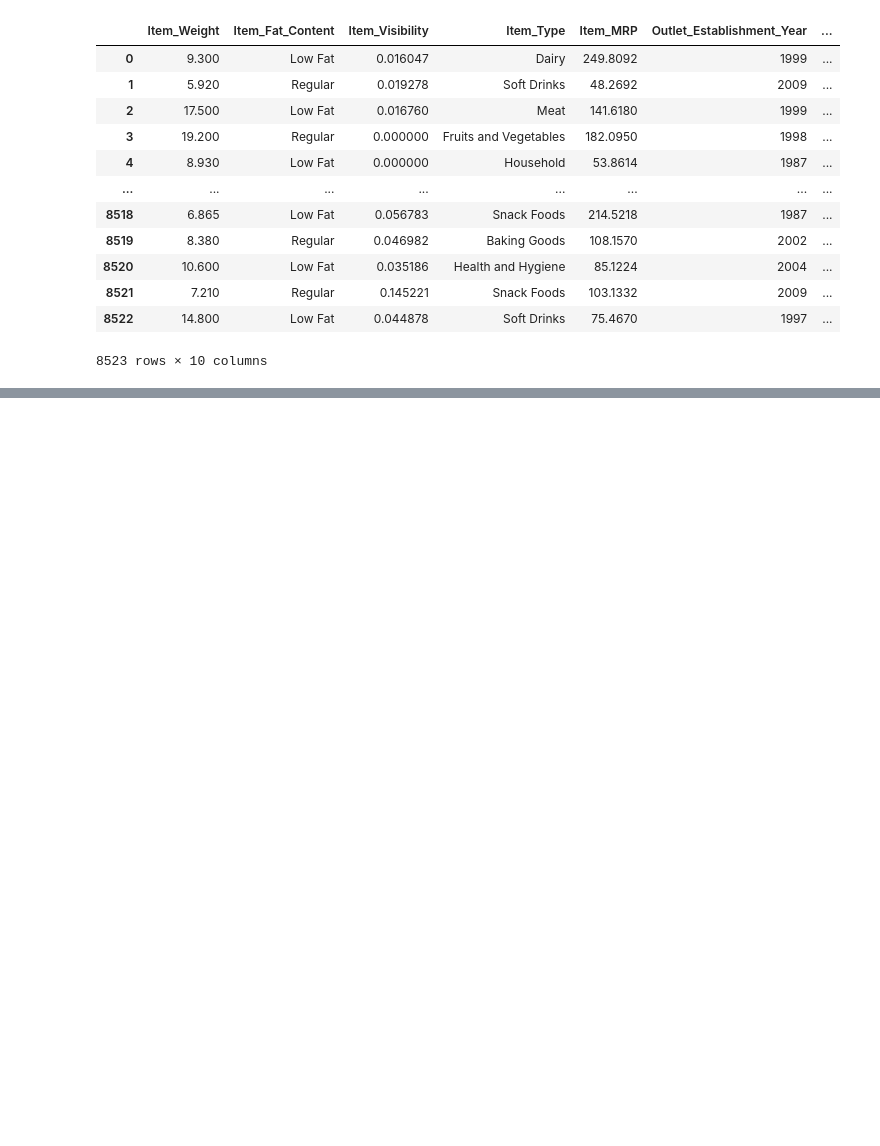
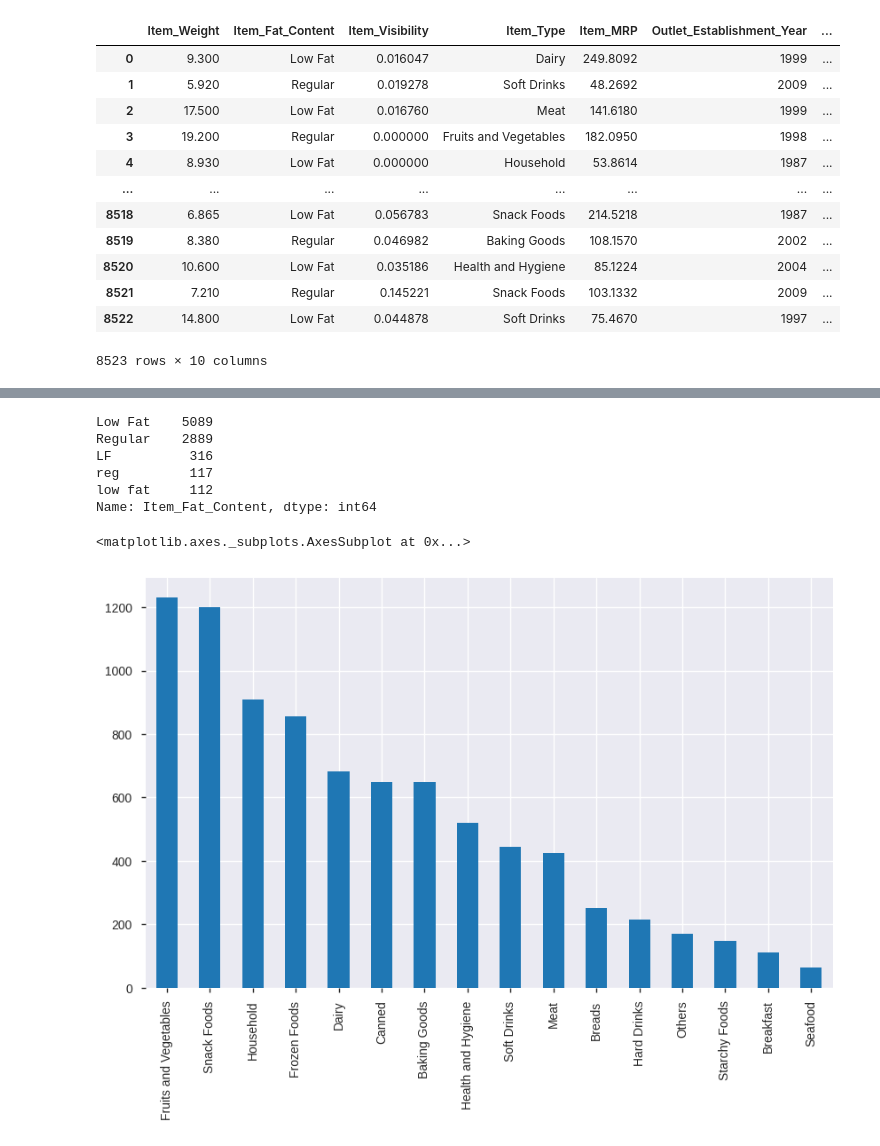
Before and after one commit to Aadi-stack/Machine-Learning--Projects, a Jupyter notebook: BIg Mart Sales Prediction/ipynfile/Sales_Prediction.ipynb, the cells around one changed output, grey strips where cells are left out. Drawn from its saved outputs; the diff is of its cells as text; code cells hidden in the pictures; blank space fills up the shorter version.

```diff
--- a/BIg Mart Sales Prediction/ipynfile/Sales_Prediction.ipynb
+++ b/BIg Mart Sales Prediction/ipynfile/Sales_Prediction.ipynb
@@ -7,6 +8,6 @@ import missingno as msno
 # %%
-df_train=pd.read_csv('/content/Train (1).csv',encoding='latin')
-df_test=pd.read_csv('/content/Test (1).csv',encoding='latin')
+df_train=pd.read_csv('/content/Train.csv',encoding='latin')
+df_test=pd.read_csv('/content/Test.csv',encoding='latin')
 # %%
 print(df_train.head(),'\n\n')
 print(df_test.head())
@@ -210,0 +193,14 @@ profile
+# %%
+df_train['Item_Fat_Content'].value_counts()
+# %% [output]
+Low Fat    5089
+Regular    2889
+LF          316
+reg         117
+low fat     112
+Name: Item_Fat_Content, dtype: int64
+# %%
+df_train['Item_Type'].value_counts().plot(kind='bar',figsize=[10,6])
+# %% [output]
+<matplotlib.axes._subplots.AxesSubplot at 0x...>
+[figure, added]
```
Also changed, not shown: parts of 50 cells of this notebook.
